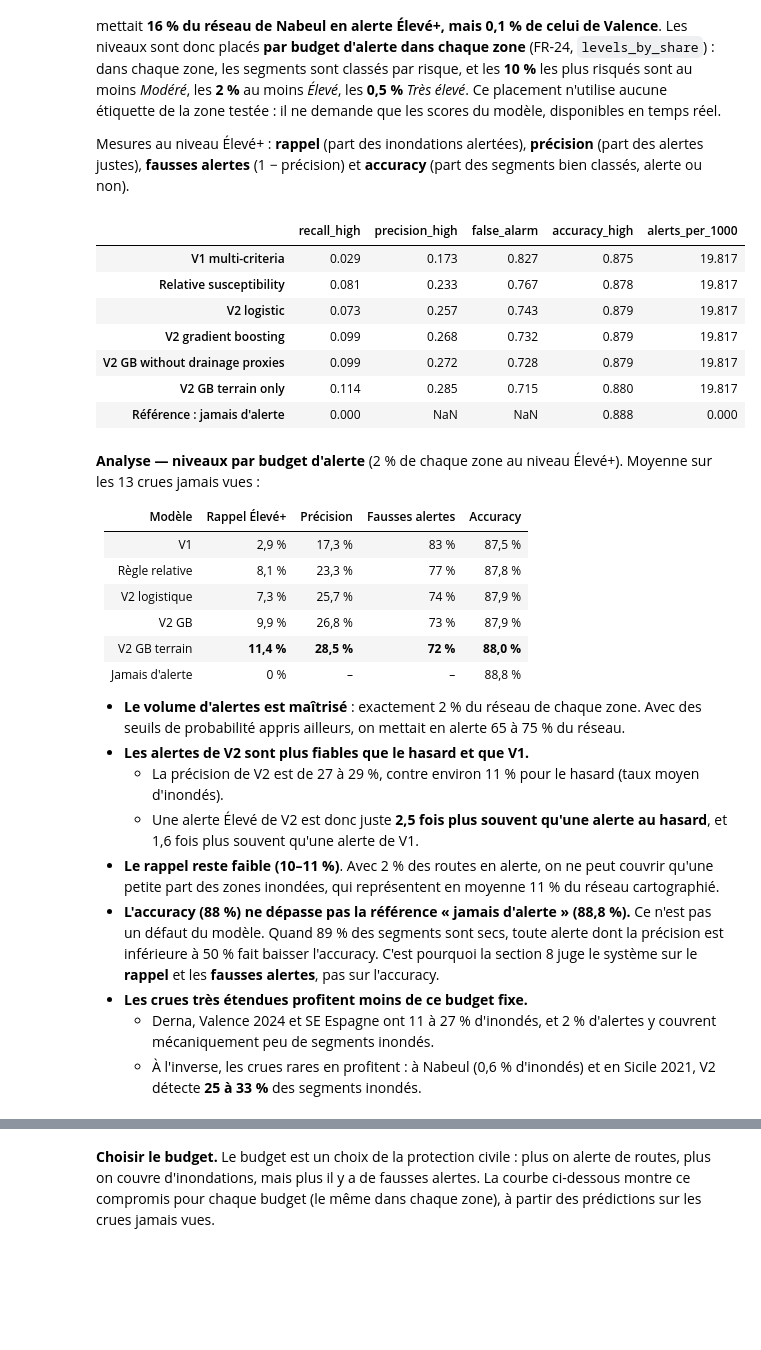
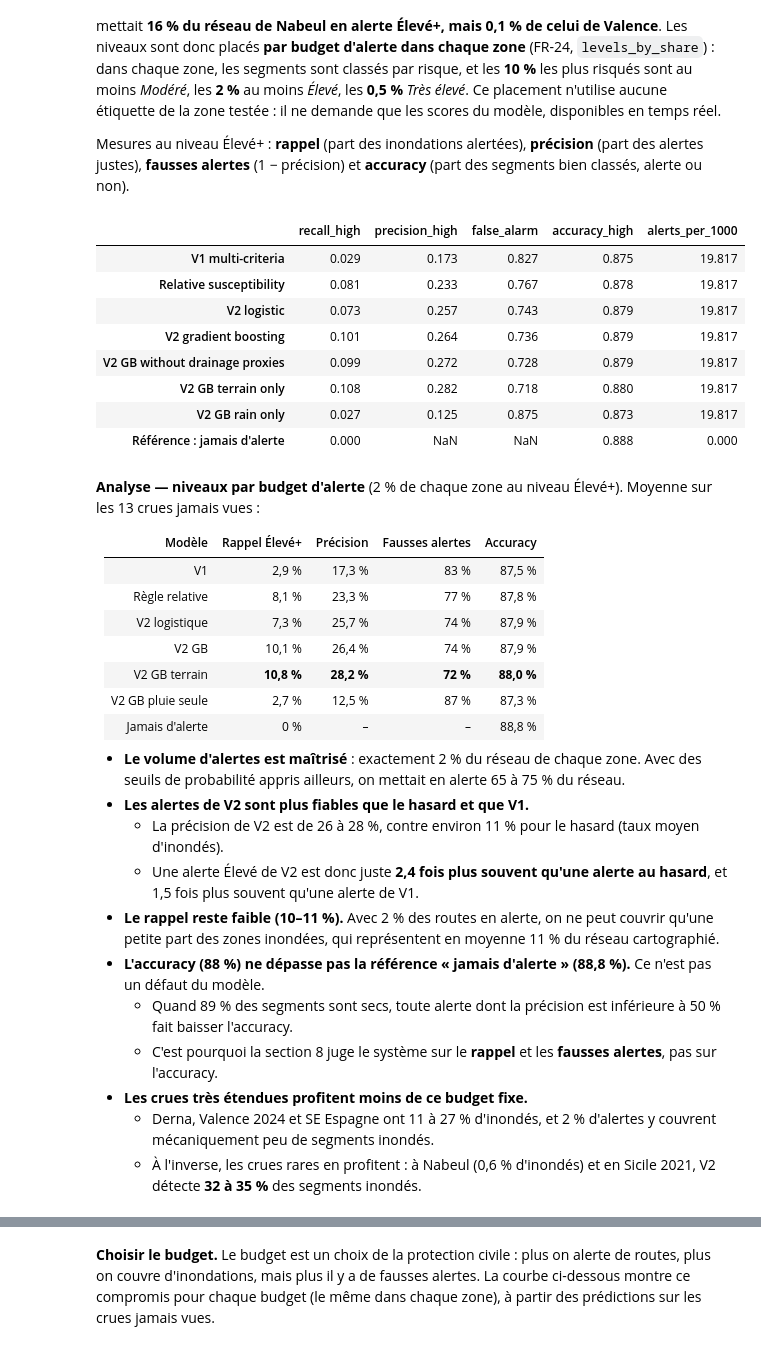
Before and after one commit to RahmaBradai724/competition, a Jupyter notebook: pipeline_v2.ipynb, the cells around one changed output, grey strips where cells are left out. Saved outputs shown, nothing was run; the diff lists cells and outputs as text; code cells hidden in the pictures; blank space fills up the shorter version.

```diff
--- a/pipeline_v2.ipynb
+++ b/pipeline_v2.ipynb
@@ -336,7 +383,7 @@ COLS = RAW_FEATURES + HISTORY_FEATURES + RELATIVE_FEATURES + [LABEL, "event_id",
 df = inv[[c for c in COLS if c in inv.columns]].copy()
 floats = df.select_dtypes("float64").columns
 df[floats] = df[floats].astype("float32")
-res, oof = cross_validate(df, n_folds=df.event_id.nunique(), seed=SEED, neg_sample=NEG_SAMPLE, kinds=KINDS, levels=LEVELS_MODE)
+res, oof = cross_validate(df, n_folds=df.event_id.nunique(), seed=SEED, neg_sample=NEG_SAMPLE, kinds=KINDS, levels=LEVELS_MODE, params=PARAMS)
 res.to_csv(OUT / "cv_metrics.csv", index=False)
 res.shape
 # %% [output]
@@ -411,17 +466,20 @@ Même protocole (13 crues, leave-one-event-out, délai 20 min, niveaux par budge
 Les modèles qui n'utilisent pas la pluie (`v1_relative`, `hgb_terrain`) servent de témoin : leur score doit rester identique.
 # %%
 era5 = pd.read_csv(ERA5_RESULTS)
+imerg0 = pd.read_csv(IMERG_DEFAULT)
+imerg0 = imerg0[(imerg0.target == "flooded") & (imerg0.lead == MAIN_LEAD)]
 era5 = era5[(era5.target == "flooded") & (era5.lead == MAIN_LEAD)]
+CK = [k for k in KINDS if k != "hgb_rain"]   # les runs ERA5 / IMERG par défaut n'avaient pas la référence pluie seule
 comp_cols = ["roc_auc", "pr_auc", "recall_top5", "precision_high"]
-comp = pd.concat({"ERA5": era5.groupby("model")[comp_cols].mean(), "IMERG": main.groupby("model")[comp_cols].mean()}, axis=1).loc[KINDS]
-comp.index = [NAMES[k] for k in KINDS]
+comp = pd.concat({"ERA5": era5.groupby("model")[comp_cols].mean(), "IMERG": imerg0.groupby("model")[comp_cols].mean()}, axis=1).loc[CK]
+comp.index = [NAMES[k] for k in CK]
 display(comp.round(3))
 nab_comp = pd.concat({"ERA5": era5[era5.events == "EMSR319"].set_index("model")[comp_cols],
-                      "IMERG": main[main.events == "EMSR319"].set_index("model")[comp_cols]}, axis=1).loc[KINDS]
-nab_comp.index = [NAMES[k] for k in KINDS]
+                      "IMERG": imerg0[imerg0.events == "EMSR319"].set_index("model")[comp_cols]}, axis=1).loc[CK]
+nab_comp.index = [NAMES[k] for k in CK]
 print("Nabeul 2018 :"); display(nab_comp.round(3))
 fig, ax = plt.subplots(figsize=(9, 4))
-x = np.arange(len(KINDS))
+x = np.arange(len(CK))
 ax.bar(x - 0.2, comp[("ERA5", "roc_auc")], 0.4, color="#94a3b8", label="pluie ERA5 (≈ 30 km)")
 ax.bar(x + 0.2, comp[("IMERG", "roc_auc")], 0.4, color="#2563eb", label="pluie IMERG (≈ 10 km)")
 ax.set_xticks(x, comp.index, rotation=20, ha="right", fontsize=8); ax.set_ylim(0.4, 0.85)
@@ -482,0 +554,19 @@ Spearman taux d'inondés / total IMERG : 0.34
+# %%
+syn_cols = ["roc_auc", "pr_auc", "recall_high", "false_alarm", "brier", "brier_ref", "bss"]
+syn = main.groupby("model")[syn_cols].mean().loc[KINDS]
+syn.index = [NAMES[k] for k in KINDS]
+print("Moyenne des 13 crues (chaque crue jamais vue, délai 20 min, Élevé = 2 % de chaque zone) :")
+display(syn.round(4))
+syn_n = main[main.events == "EMSR319"].set_index("model")[syn_cols].loc[KINDS]
+syn_n.index = [NAMES[k] for k in KINDS]
+print("Nabeul 2018 :")
+display(syn_n.round(4))
+# BSS global sur toutes les lignes : référence = taux d'inondés des autres crues (celles du pli d'entraînement)
+y_all = df[LABEL].to_numpy()
+tot, cnt = df.groupby("event_id")[LABEL].sum(), df.groupby("event_id")[LABEL].size()
+ref = df.event_id.map((tot.sum() - tot) / (cnt.sum() - cnt)).to_numpy()
+pooled = pd.DataFrame({NAMES[k]: {"Brier": np.mean((oof[k] - y_all) ** 2), "Brier constante": np.mean((ref - y_all) ** 2)}
+                       for k in KINDS}).T
+pooled["BSS"] = 1 - pooled["Brier"] / pooled["Brier constante"]
+print("Toutes les lignes ensemble :")
+pooled.round(4)
@@ -537,28 +683,29 @@ et **accuracy** (part des segments bien classés, alerte ou non).
 # %%
 fa = main.pivot_table(index="events", columns="model", values=["recall_high", "precision_high", "alerts_per_1000"]).loc[events]
 fig, axes = plt.subplots(1, 2, figsize=(14, 4))
-w = 0.13
+w = 0.11
 for i, k in enumerate(KINDS):
-    axes[0].bar(np.arange(len(events)) + (i - 2.5) * w, fa[("recall_high", k)], w, color=COLORS[k], label=NAMES[k])
-    axes[1].bar(np.arange(len(events)) + (i - 2.5) * w, fa[("precision_high", k)], w, color=COLORS[k])
+    axes[0].bar(np.arange(len(events)) + (i - 3) * w, fa[("recall_high", k)], w, color=COLORS[k], label=NAMES[k])
+    axes[1].bar(np.arange(len(events)) + (i - 3) * w, fa[("precision_high", k)], w, color=COLORS[k])
 axes[0].set(ylabel="rappel Élevé+", title="Rappel au niveau Élevé+ par crue (2 % du réseau en alerte)")
 axes[1].plot(np.arange(len(events)), base.values, "k_", ms=14, mew=2, label="taux d'inondés (hasard)")
 axes[1].set(ylabel="précision Élevé+", title="Précision des alertes Élevé+ par crue (trait noir = hasard)")
 for ax in axes:
     ax.set_xticks(range(len(events)), events, rotation=45, fontsize=8)
 axes[0].legend(fontsize=7, ncol=2); plt.tight_layout(); plt.show()
 fa_mean = main.groupby("model")[["recall_high", "precision_high", "false_alarm", "accuracy_high", "alerts_per_1000"]].mean().loc[KINDS]
 fa_mean.index = [NAMES[k] for k in KINDS]
 fa_mean.loc["Référence : jamais d'alerte"] = [0, np.nan, np.nan, 1 - base.mean(), 0]
 fa_mean.round(3)
 # %% [output]
 |  | recall_high | precision_high | false_alarm | accuracy_high | alerts_per_1000 |
 | V1 multi-criteria | 0.029 | 0.173 | 0.827 | 0.875 | 19.817 |
 | Relative susceptibility | 0.081 | 0.233 | 0.767 | 0.878 | 19.817 |
 | V2 logistic | 0.073 | 0.257 | 0.743 | 0.879 | 19.817 |
-| V2 gradient boosting | 0.099 | 0.268 | 0.732 | 0.879 | 19.817 |
+| V2 gradient boosting | 0.101 | 0.264 | 0.736 | 0.879 | 19.817 |
 | V2 GB without drainage proxies | 0.099 | 0.272 | 0.728 | 0.879 | 19.817 |
-| V2 GB terrain only | 0.114 | 0.285 | 0.715 | 0.880 | 19.817 |
+| V2 GB terrain only | 0.108 | 0.282 | 0.718 | 0.880 | 19.817 |
+| V2 GB rain only | 0.027 | 0.125 | 0.875 | 0.873 | 19.817 |
 | Référence : jamais d'alerte | 0.000 | NaN | NaN | 0.888 | 0.000 |
 # %% [markdown]
 **Analyse — niveaux par budget d'alerte** (2 % de chaque zone au niveau Élevé+). Moyenne sur les 13 crues jamais vues :
@@ -568,18 +715,19 @@ fa_mean.round(3)
 | V1 | 2,9 % | 17,3 % | 83 % | 87,5 % |
 | Règle relative | 8,1 % | 23,3 % | 77 % | 87,8 % |
 | V2 logistique | 7,3 % | 25,7 % | 74 % | 87,9 % |
-| V2 GB | 9,9 % | 26,8 % | 73 % | 87,9 % |
-| V2 GB terrain | **11,4 %** | **28,5 %** | **72 %** | **88,0 %** |
+| V2 GB | 10,1 % | 26,4 % | 74 % | 87,9 % |
+| V2 GB terrain | **10,8 %** | **28,2 %** | **72 %** | **88,0 %** |
+| V2 GB pluie seule | 2,7 % | 12,5 % | 87 % | 87,3 % |
 | Jamais d'alerte | 0 % | – | – | 88,8 % |
 
 - **Le volume d'alertes est maîtrisé** : exactement 2 % du réseau de chaque zone. Avec des seuils de probabilité appris ailleurs, on mettait en alerte 65 à 75 % du réseau.
 - **Les alertes de V2 sont plus fiables que le hasard et que V1.**
-  - La précision de V2 est de 27 à 29 %, contre environ 11 % pour le hasard (taux moyen d'inondés).
-  - Une alerte Élevé de V2 est donc juste **2,5 fois plus souvent qu'une alerte au hasard**, et 1,6 fois plus souvent qu'une alerte de V1.
-- **Le rappel reste faible (10–11 %)**. Avec 2 % des routes en alerte, on ne peut couvrir qu'une petite part des zones inondées, qui représentent en moyenne 11 % du réseau cartographié.
+  - La précision de V2 est de 26 à 28 %, contre environ 11 % pour le hasard (taux moyen d'inondés).
+  - Une alerte Élevé de V2 est donc juste **2,4 fois plus souvent qu'une alerte au hasard**, et 1,5 fois plus souvent qu'une alerte de V1.
+- **Le rappel reste faible (10–11 %).** Avec 2 % des routes en alerte, on ne peut couvrir qu'une petite part des zones inondées, qui représentent en moyenne 11 % du réseau cartographié.
 - **L'accuracy (88 %) ne dépasse pas la référence « jamais d'alerte » (88,8 %).** Ce n'est pas un défaut du modèle.
-  Quand 89 % des segments sont secs, toute alerte dont la précision est inférieure à 50 % fait baisser l'accuracy.
-  C'est pourquoi la section 8 juge le système sur le **rappel** et les **fausses alertes**, pas sur l'accuracy.
+  - Quand 89 % des segments sont secs, toute alerte dont la précision est inférieure à 50 % fait baisser l'accuracy.
+  - C'est pourquoi la section 8 juge le système sur le **rappel** et les **fausses alertes**, pas sur l'accuracy.
 - **Les crues très étendues profitent moins de ce budget fixe.**
   - Derna, Valence 2024 et SE Espagne ont 11 à 27 % d'inondés, et 2 % d'alertes y couvrent mécaniquement peu de segments inondés.
-  - À l'inverse, les crues rares en profitent : à Nabeul (0,6 % d'inondés) et en Sicile 2021, V2 détecte **25 à 33 %** des segments inondés.
+  - À l'inverse, les crues rares en profitent : à Nabeul (0,6 % d'inondés) et en Sicile 2021, V2 détecte **32 à 35 %** des segments inondés.
```
Also changed, not shown: parts of 32 cells of this notebook, 13 other files.
